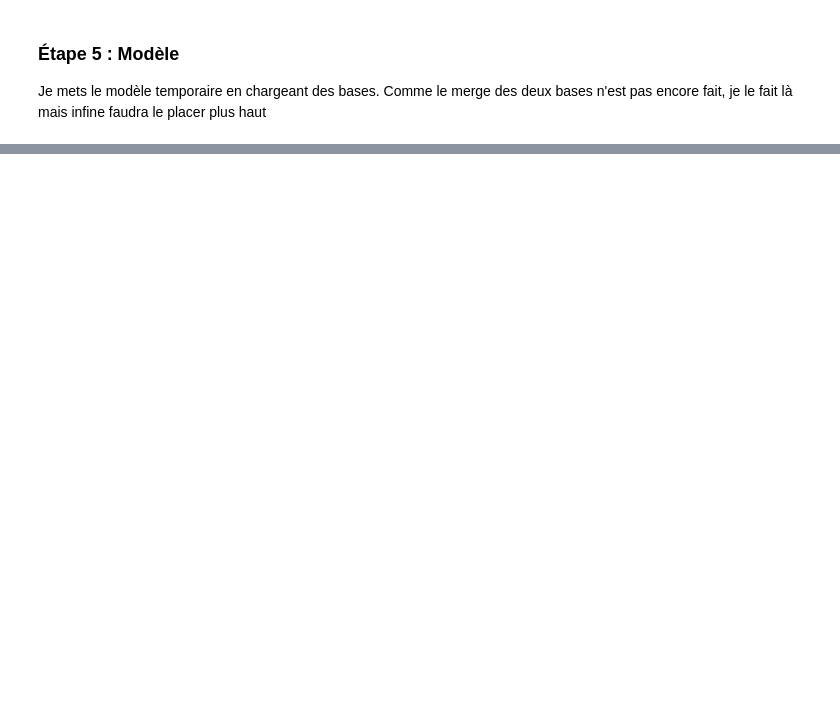
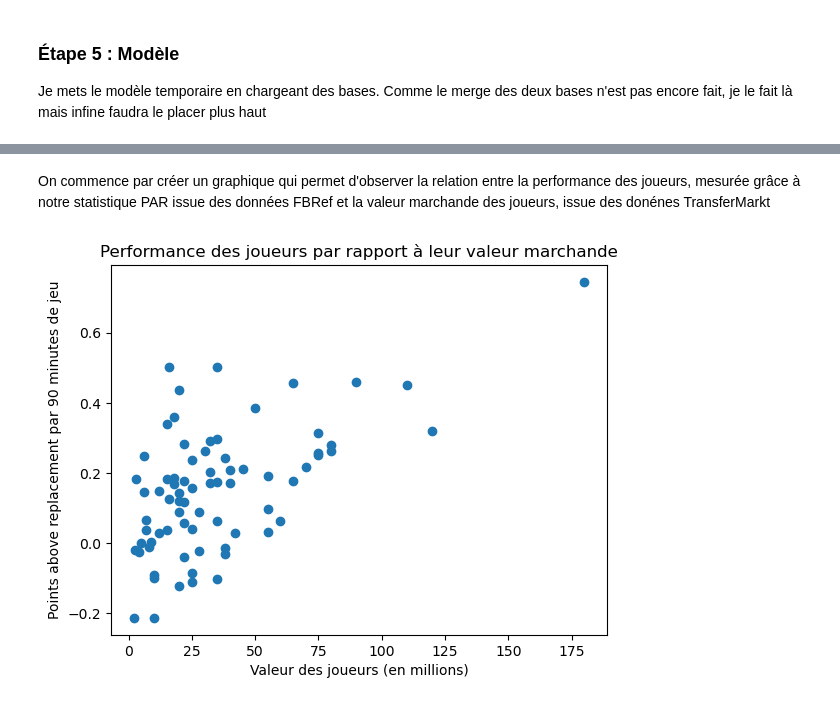
Before and after one commit to lecoqm/evaluation_football, a Jupyter notebook: main.ipynb, the cells around one changed output, grey strips where cells are left out. Drawn from its saved outputs; the diff is of its cells as text; code cells hidden in the pictures; blank space fills up the shorter version.

```diff
--- a/main.ipynb
+++ b/main.ipynb
@@ -419,0 +459,5 @@ See the caveats in the documentation: https://pandas.pydata.org/pandas-docs/stab
+# %%
+replacement_attaquant = base_attaquant_saison[(base_attaquant_saison['Valeur_Millions'] <= 10) & (base_attaquant_saison['Valeur_Millions'] >= 1)]
+# %%
+Replacement_performance = replacement_attaquant['pts joueur par 90'].mean()
+print(Replacement_performance)
@@ -419,0 +466,3 @@ See the caveats in the documentation: https://pandas.pydata.org/pandas-docs/stab
+# %%
+base_attaquant_saison['PAR par 90'] = base_attaquant_saison['pts joueur par 90'] - Replacement_performance
+print(base_attaquant_saison[['Joueur','PAR par 90']].sort_values(by = 'PAR par 90',ascending = False))
@@ -419,0 +495,15 @@ See the caveats in the documentation: https://pandas.pydata.org/pandas-docs/stab
+# %% [markdown]
+On commence par créer un graphique qui permet d'observer la relation entre la performance des joueurs, mesurée grâce à notre statistique PAR issue des données FBRef et la valeur marchande des joueurs, issue des donénes TransferMarkt
+# %%
+perf = base_attaquant_saison['PAR par 90']
+value = base_attaquant_saison['Valeur_Millions']
+
+fig, ax = plt.subplots()
+ax.scatter(value,perf)
+ax.set_xlabel('Valeur des joueurs (en millions)')
+ax.set_ylabel('Points above replacement par 90 minutes de jeu')
+ax.set_title('Performance des joueurs par rapport à leur valeur marchande')
+
+plt.show()
+# %% [output]
+[figure, added]
```
Also changed, not shown: parts of 30 cells of this notebook.
